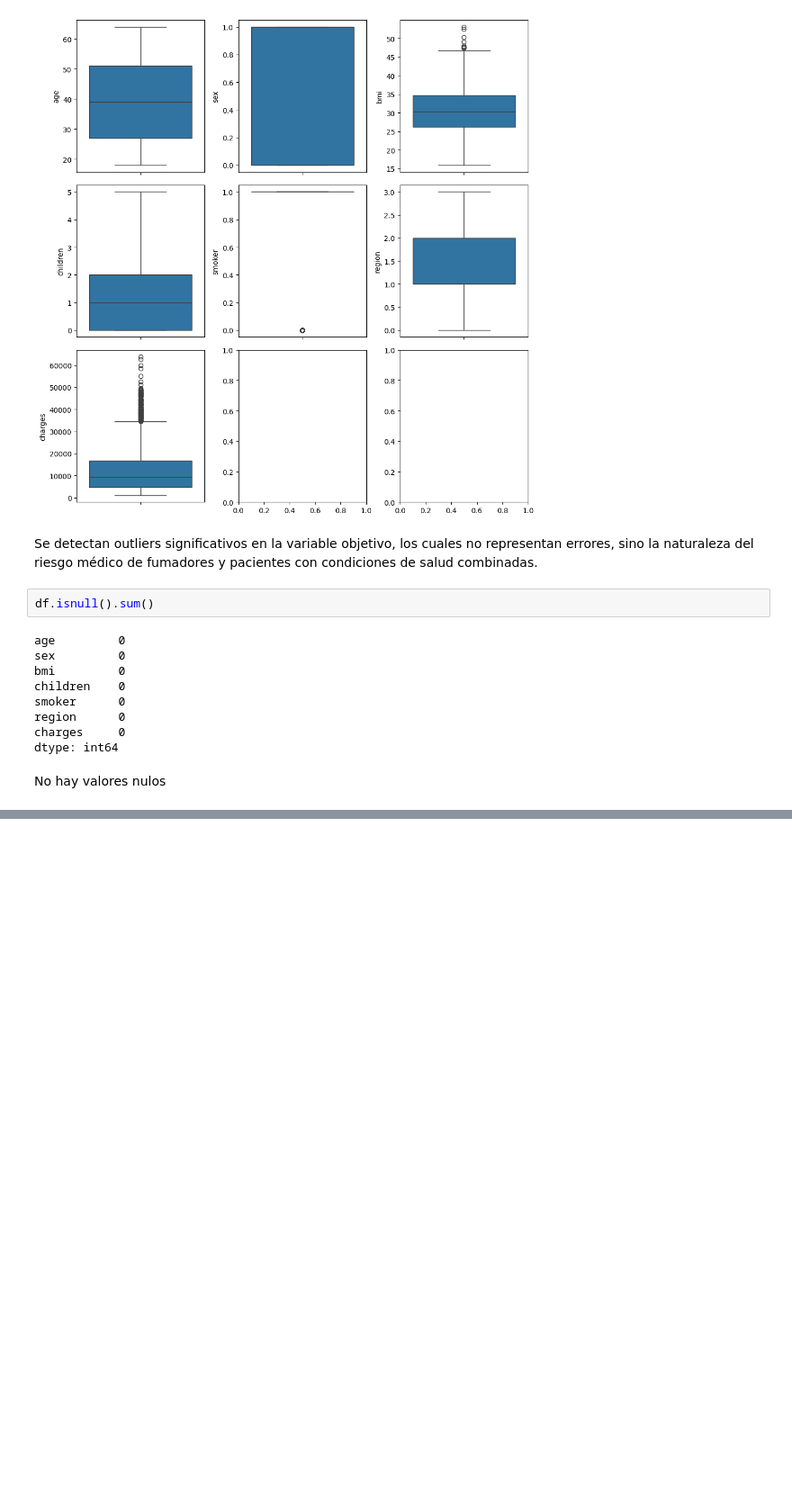
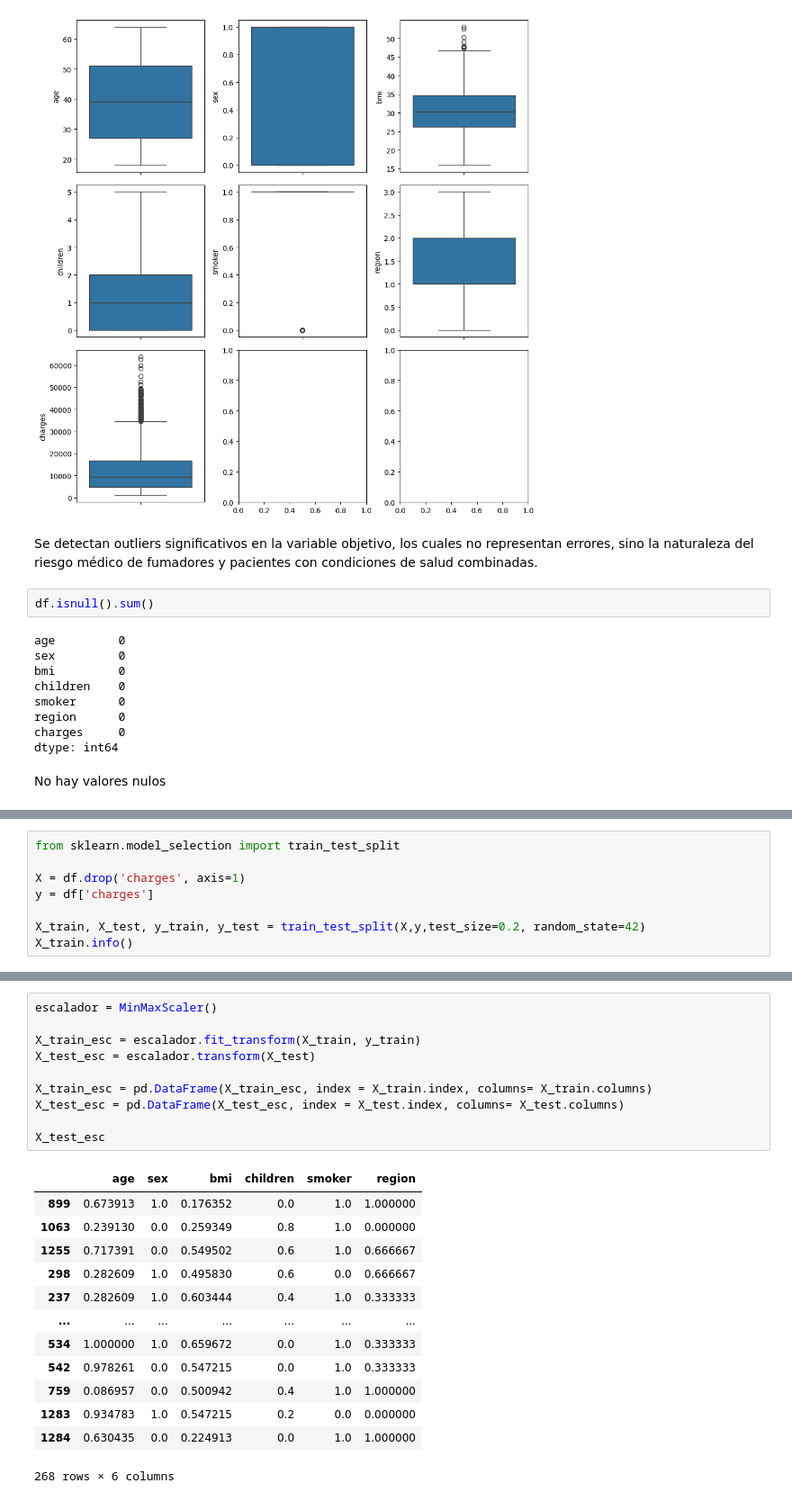
Before and after one commit to LeandroR093/Regresion-Lineal, a Jupyter notebook: src/explore.ipynb, the cells around one changed output, grey strips where cells are left out. Shown at 90% size. Cells and saved outputs as stored; diff of their text form; blank space fills up the shorter version.

```diff
--- a/src/explore.ipynb
+++ b/src/explore.ipynb
@@ -193,0 +201,8 @@ df_escalado.head()
+# %%
+from sklearn.model_selection import train_test_split
+
+X = df.drop('charges', axis=1)
+y = df['charges']
+
+X_train, X_test, y_train, y_test = train_test_split(X,y,test_size=0.2, random_state=42)
+X_train.info()
@@ -193,0 +223,24 @@ df_escalado.head()
+# %%
+escalador = MinMaxScaler()
+
+X_train_esc = escalador.fit_transform(X_train, y_train)
+X_test_esc = escalador.transform(X_test)
+
+X_train_esc = pd.DataFrame(X_train_esc, index = X_train.index, columns= X_train.columns)
+X_test_esc = pd.DataFrame(X_test_esc, index = X_test.index, columns= X_test.columns)
+
+X_test_esc
+# %% [output]
+|  | age | sex | bmi | children | smoker | region |
+| 899 | 0.673913 | 1.0 | 0.176352 | 0.0 | 1.0 | 1.000000 |
+| 1063 | 0.239130 | 0.0 | 0.259349 | 0.8 | 1.0 | 0.000000 |
+| 1255 | 0.717391 | 0.0 | 0.549502 | 0.6 | 1.0 | 0.666667 |
+| 298 | 0.282609 | 1.0 | 0.495830 | 0.6 | 0.0 | 0.666667 |
+| 237 | 0.282609 | 1.0 | 0.603444 | 0.4 | 1.0 | 0.333333 |
+| ... | ... | ... | ... | ... | ... | ... |
+| 534 | 1.000000 | 1.0 | 0.659672 | 0.0 | 1.0 | 0.333333 |
+| 542 | 0.978261 | 0.0 | 0.547215 | 0.0 | 1.0 | 0.333333 |
+| 759 | 0.086957 | 0.0 | 0.500942 | 0.4 | 1.0 | 1.000000 |
+| 1283 | 0.934783 | 1.0 | 0.547215 | 0.2 | 0.0 | 0.000000 |
+| 1284 | 0.630435 | 0.0 | 0.224913 | 0.0 | 1.0 | 1.000000 |
+268 rows × 6 columns
```
Also changed, not shown: parts of 6 cells of this notebook.
